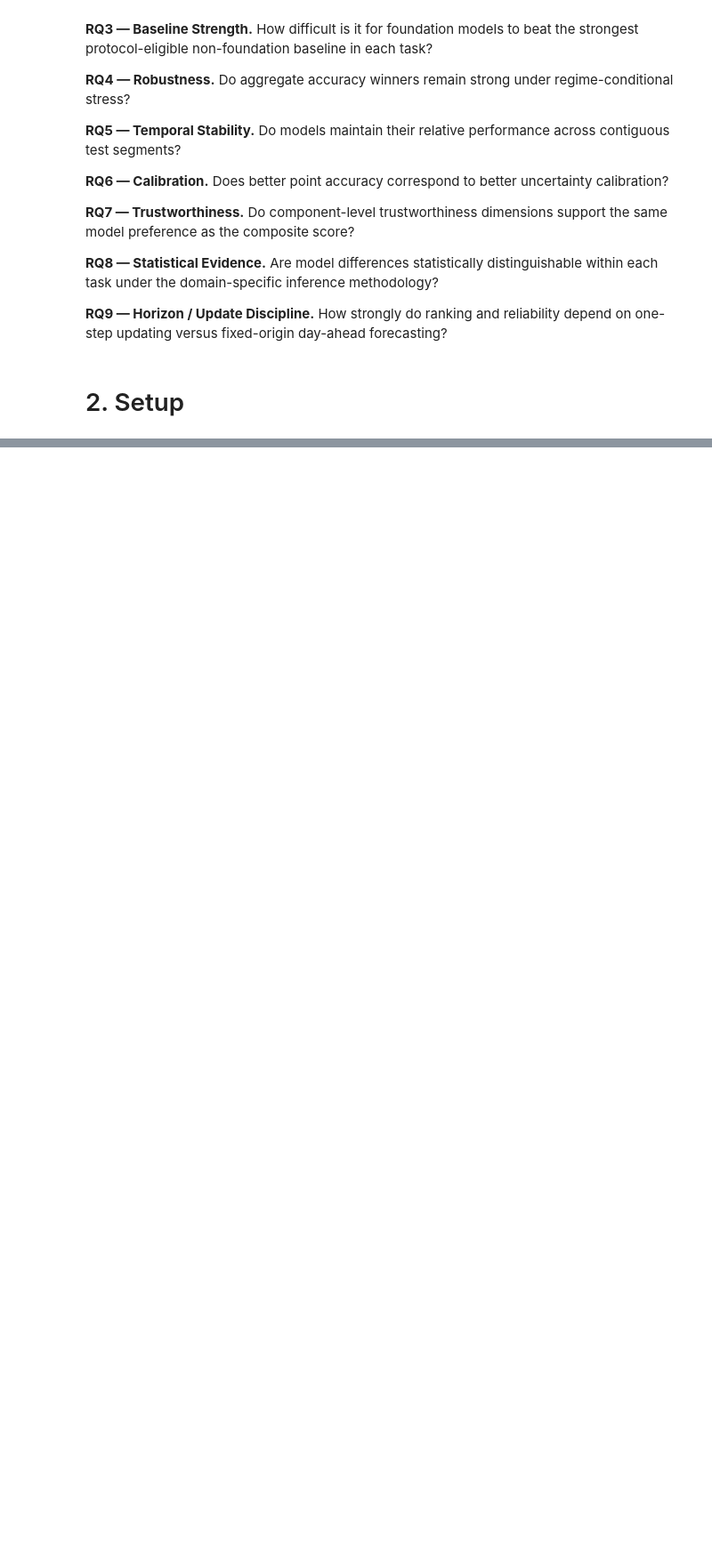
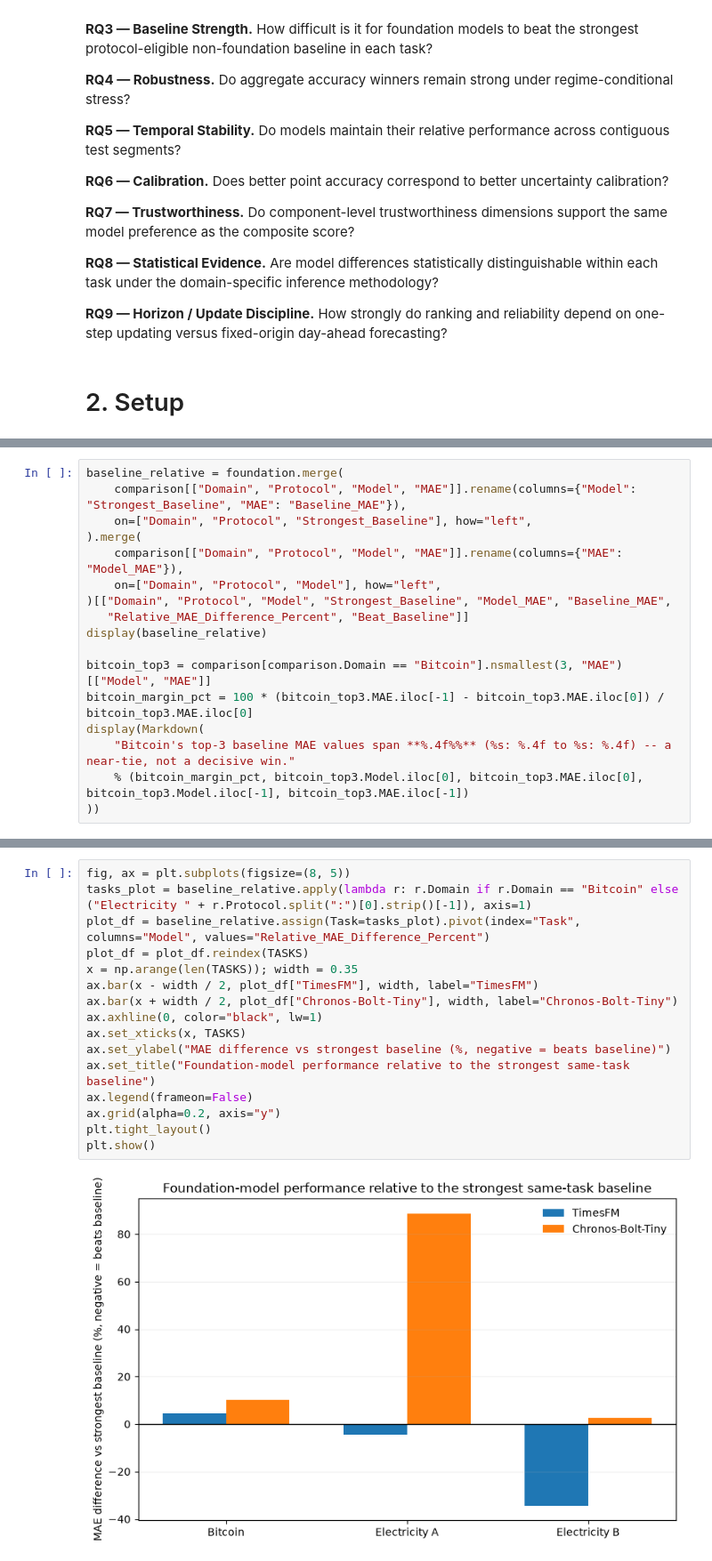
Before and after one commit to mdsoadsolaiman/Time-Series-Foundation-Models, a Jupyter notebook: notebooks/18_Cross_Domain_Comparison.ipynb, the cells around one changed output, grey strips where cells are left out. Shown at 89% size. Cells and saved outputs as stored; diff of their text form; blank space fills up the shorter version.

Commit message:
Structured Cross domain

```diff
--- a/notebooks/18_Cross_Domain_Comparison.ipynb
+++ b/notebooks/18_Cross_Domain_Comparison.ipynb
@@ -133,0 +410,17 @@ display(pd.DataFrame([{
+# %%
+baseline_relative = foundation.merge(
+    comparison[["Domain", "Protocol", "Model", "MAE"]].rename(columns={"Model": "Strongest_Baseline", "MAE": "Baseline_MAE"}),
+    on=["Domain", "Protocol", "Strongest_Baseline"], how="left",
+).merge(
+    comparison[["Domain", "Protocol", "Model", "MAE"]].rename(columns={"MAE": "Model_MAE"}),
+    on=["Domain", "Protocol", "Model"], how="left",
+)[["Domain", "Protocol", "Model", "Strongest_Baseline", "Model_MAE", "Baseline_MAE",
+   "Relative_MAE_Difference_Percent", "Beat_Baseline"]]
+display(baseline_relative)
+
+bitcoin_top3 = comparison[comparison.Domain == "Bitcoin"].nsmallest(3, "MAE")[["Model", "MAE"]]
+bitcoin_margin_pct = 100 * (bitcoin_top3.MAE.iloc[-1] - bitcoin_top3.MAE.iloc[0]) / bitcoin_top3.MAE.iloc[0]
+display(Markdown(
+    "Bitcoin's top-3 baseline MAE values span **%.4f%%** (%s: %.4f to %s: %.4f) -- a near-tie, not a decisive win."
+    % (bitcoin_margin_pct, bitcoin_top3.Model.iloc[0], bitcoin_top3.MAE.iloc[0], bitcoin_top3.Model.iloc[-1], bitcoin_top3.MAE.iloc[-1])
+))
@@ -133,0 +436,18 @@ display(pd.DataFrame([{
+# %%
+fig, ax = plt.subplots(figsize=(8, 5))
+tasks_plot = baseline_relative.apply(lambda r: r.Domain if r.Domain == "Bitcoin" else ("Electricity " + r.Protocol.split(":")[0].strip()[-1]), axis=1)
+plot_df = baseline_relative.assign(Task=tasks_plot).pivot(index="Task", columns="Model", values="Relative_MAE_Difference_Percent")
+plot_df = plot_df.reindex(TASKS)
+x = np.arange(len(TASKS)); width = 0.35
+ax.bar(x - width / 2, plot_df["TimesFM"], width, label="TimesFM")
+ax.bar(x + width / 2, plot_df["Chronos-Bolt-Tiny"], width, label="Chronos-Bolt-Tiny")
+ax.axhline(0, color="black", lw=1)
+ax.set_xticks(x, TASKS)
+ax.set_ylabel("MAE difference vs strongest baseline (%, negative = beats baseline)")
+ax.set_title("Foundation-model performance relative to the strongest same-task baseline")
+ax.legend(frameon=False)
+ax.grid(alpha=0.2, axis="y")
+plt.tight_layout()
+plt.show()
+# %% [output]
+[figure, added]
```
Also changed, not shown: parts of 133 cells of this notebook.
